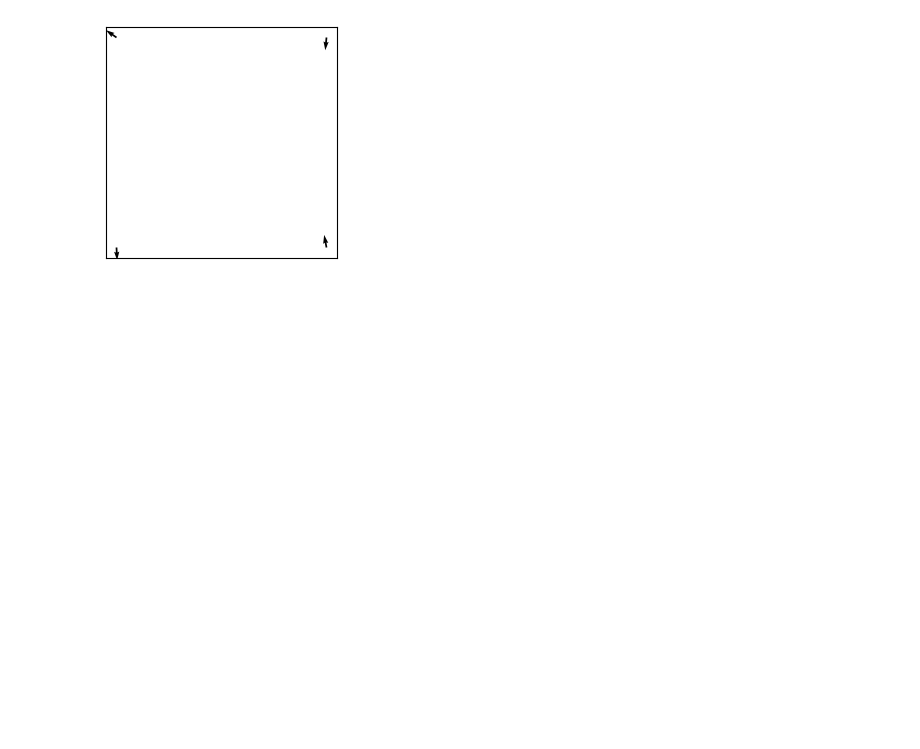
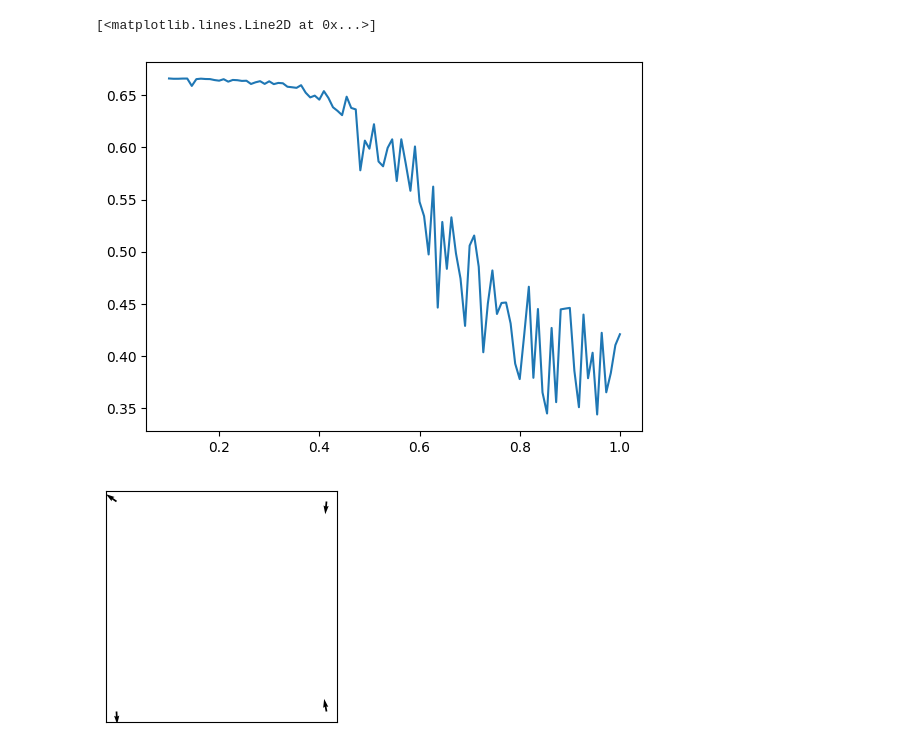
Before and after one commit to weenming/Monte-Carlo-Toolbox, a Jupyter notebook: wolff/experiment.ipynb, the cells around one changed output. Cells and saved outputs as stored; diff of their text form; code cells hidden in the pictures; blank space fills up the shorter version.

Commit message:
binder cumulant

```diff
--- a/wolff/experiment.ipynb
+++ b/wolff/experiment.ipynb
@@ -51,3 +49,27 @@ def
+# %%
+def binder_cumulant(spins):
+    spins = spins[500:]
+    m = (spins.sin().mean((-1, -2)) ** 2 + spins.cos().mean((-1, -2)) ** 2).sqrt()
+    binder = 1 - (m ** 4).mean() / (3 * (m ** 2).mean() ** 2)
+    return binder
+
+def load_logger(L, step_num, T):
+    logger = pickle.load(open(f'./save/xy_model_L={L}_T={T}_step_num={step_num}.pkl', 'rb'))
+    return logger
+
+step_num = 1000
+L = 5
+Ts = np.linspace(0.1, 1, 100)
+b = []
+for i, T in enumerate(Ts):
+    logger = load_logger(L, step_num, T)
+    b.append(binder_cumulant(logger.states[:, 0, ...]))
+
+fig, ax = plt.subplots(1, 1)
+ax.plot(Ts, b)
+# %% [output]
+[<matplotlib.lines.Line2D at 0x...>]
+[figure, added]
 # %%
 seed = 1
 grid_size = 2
```
Also changed, not shown: parts of 1 cell of this notebook.
